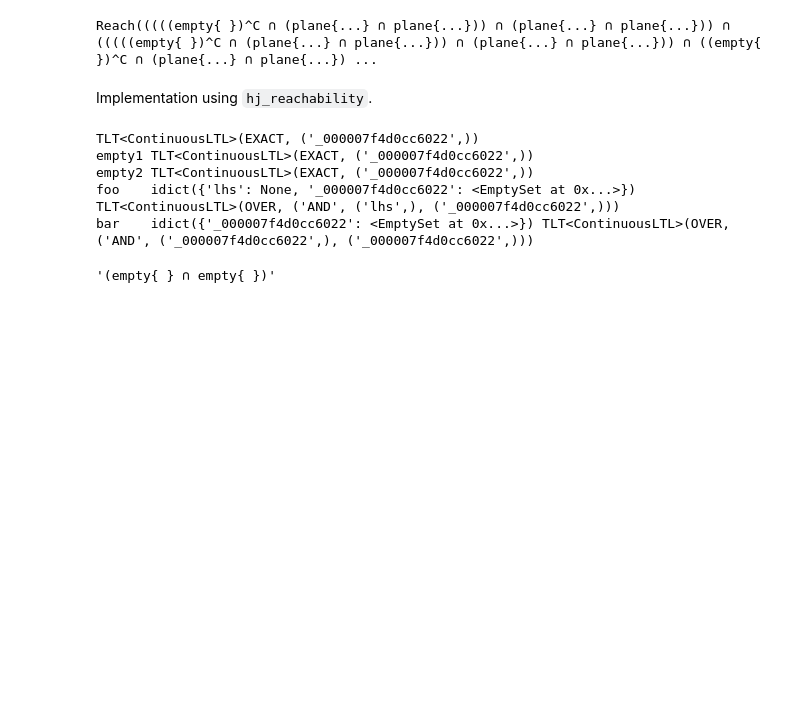
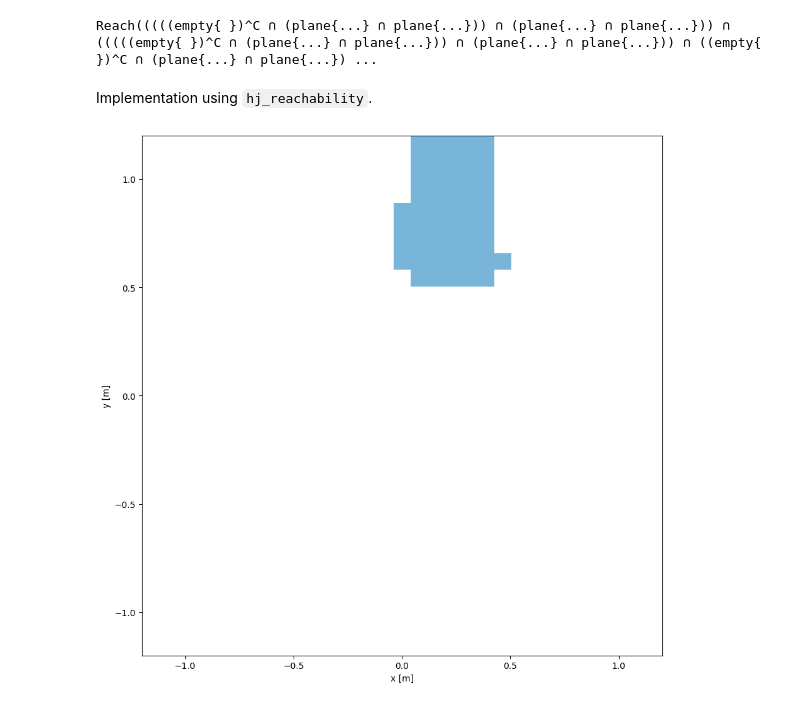
Before and after one commit to sulthansf/pyspect, a Jupyter notebook: examples/demo.ipynb, the cells around one changed output. Cells and saved outputs as stored; diff of their text form; code cells hidden in the pictures; blank space fills up the shorter version.

```diff
--- a/examples/demo.ipynb
+++ b/examples/demo.ipynb
@@ -206,6 +206,10 @@ class HJImpl(ContinuousLTL.Impl):
 
     def reach(self, target, constraints=None):
         self.dynamics.with_mode('reach')
+        if not self.is_invariant(target):
+            target = np.flip(target, axis=0)
+        if not self.is_invariant(constraints):
+            constraints = np.flip(constraints, axis=0)
         vf = hj.solve(self.solver_settings,
                       self.dynamics,
                       self.grid,
@@ -216,6 +220,10 @@ class HJImpl(ContinuousLTL.Impl):
 
     def avoid(self, target, constraints=None):
         self.dynamics.with_mode('avoid')
+        if not self.is_invariant(target):
+            target = np.flip(target, axis=0)
+        if not self.is_invariant(constraints):
+            constraints = np.flip(constraints, axis=0)
         vf = hj.solve(self.solver_settings,
                       self.dynamics,
                       self.grid,
@@ -224,57 +232,45 @@ class HJImpl(ContinuousLTL.Impl):
                       constraints)
         return np.flip(np.asarray(vf), axis=0)
 
-    def project_onto(self, vf, *idxs, keepdims=False):
+    def project_onto(self, vf, *idxs, keepdims=False, union=True):
         idxs = [len(vf.shape) + i if i < 0 else i for i in idxs]
         dims = [i for i in range(len(vf.shape)) if i not in idxs]
-        return vf.min(axis=tuple(dims), keepdims=keepdims)
+        if union:
+            return vf.min(axis=tuple(dims), keepdims=keepdims)
+        else:
+            return vf.max(axis=tuple(dims), keepdims=keepdims)
 
-    def _is_invariant(self):
-        return len(self.vf.shape) != len(self.timeline.shape + self.grid.shape)
+    def is_invariant(self, vf):
+        return (True if vf is None else
+                len(vf.shape) != len(self.timeline.shape + self.grid.shape))
 
-    def _make_tube(self):
-        if self._is_invariant():
-            self.vf = np.concatenate([self.vf[np.newaxis, ...]] * len(self.timeline))
+    def make_tube(self, vf):
+        return (vf if not self.is_invariant(vf) else
+                np.concatenate([vf[np.newaxis, ...]] * len(self.timeline)))
 # %%
 from hj_reachability.systems import Bicycle4D
 from hj_reachability.plotting import *
 
 reach_dynamics = Bicycle4D(min_steer=-5*pi/4,
                            max_steer=+5*pi/4,
                            min_accel=-0.4,
                            max_accel=+0.4)
 
 min_bounds = np.array([   X0,    Y0, -pi, +0.3])
 max_bounds = np.array([XN+X0, YN+Y0, +pi, +0.8])
 grid = hj.Grid.from_lattice_parameters_and_boundary_conditions(hj.sets.Box(min_bounds, max_bounds),
                                                                (31, 31, 25, 7),
                                                                periodic_dims=2)
 
-impl = HJImpl(reach_dynamics, grid, 10)
+impl = HJImpl(reach_dynamics, grid, 3)
 impl.set_axes_names('x', 'y', 'h', 'v')
 
 out = TLT.construct(vehicle_1).realize(impl)
 
 fig = new_map(
-    ('Blues', impl.project_onto(out, 1, 2)),
+    ('Blues', impl.project_onto(out[-5:], 1, 2)),
     min_bounds=min_bounds, max_bounds=max_bounds,
 )
 fig.show()
+# %% [output]
+[figure, added]
-# %%
-print(TLT.construct(EMPTY))
-empty1 = TLT.construct(EMPTY)
-print('empty1', empty1)
-empty2 = TLT.construct(EMPTY)
-print('empty2', empty2)
-foo = TLT.construct(And('lhs', empty1))
-print('foo   ', foo._lmap, foo)
-bar = TLT.construct(foo, lhs=empty2)
-print('bar   ', bar._lmap, bar)
-bar.realize(impl)
-# %% [output]
-TLT<ContinuousLTL>(EXACT, ('_000007f4d0cc6022',))
-empty1 TLT<ContinuousLTL>(EXACT, ('_000007f4d0cc6022',))
-empty2 TLT<ContinuousLTL>(EXACT, ('_000007f4d0cc6022',))
-foo    idict({'lhs': None, '_000007f4d0cc6022': <EmptySet at 0x...>}) TLT<ContinuousLTL>(OVER, ('AND', ('lhs',), ('_000007f4d0cc6022',)))
-bar    idict({'_000007f4d0cc6022': <EmptySet at 0x...>}) TLT<ContinuousLTL>(OVER, ('AND', ('_000007f4d0cc6022',), ('_000007f4d0cc6022',)))
-'(empty{ } ∩ empty{ })'
```
Also changed, not shown: parts of 1 cell of this notebook, 2 other files.
